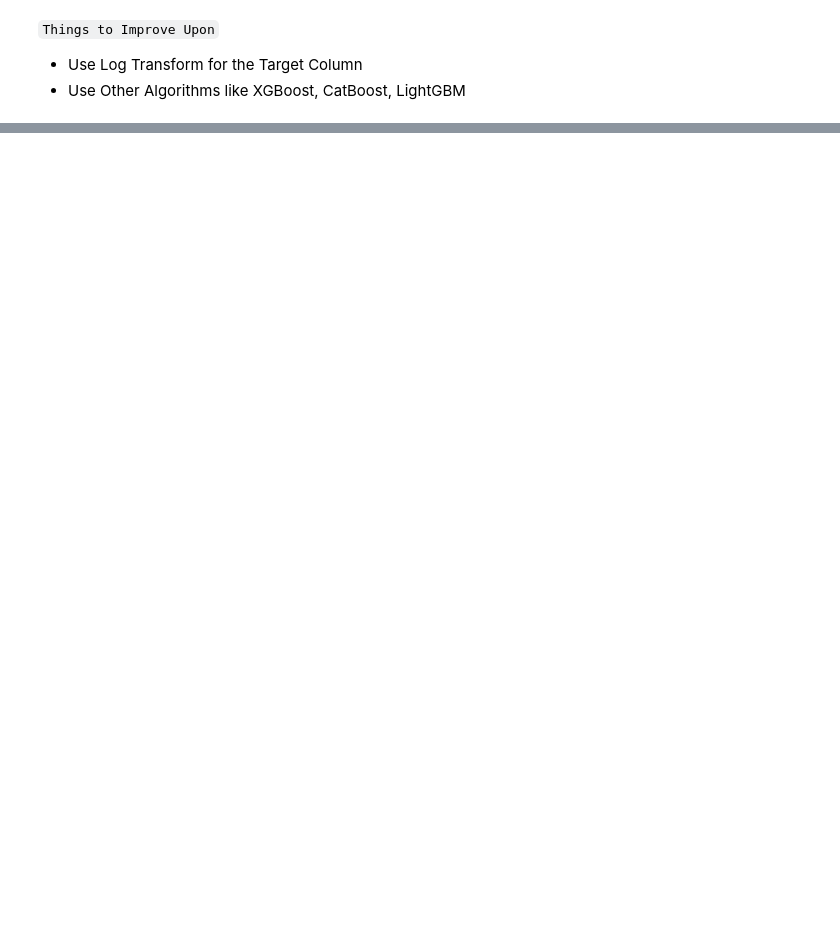
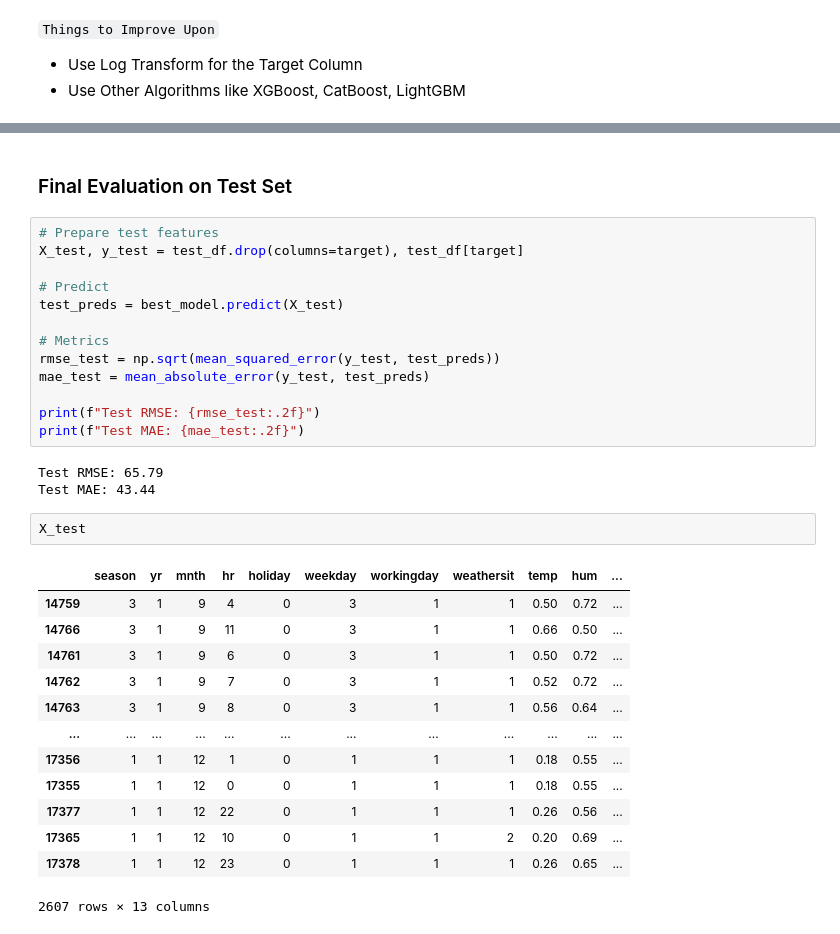
Before and after one commit to michaji/urbanride-demand-forecasting, a Jupyter notebook: notebook.ipynb, the cells around one changed output, grey strips where cells are left out. Saved outputs shown, nothing was run; the diff lists cells and outputs as text; blank space fills up the shorter version.

```diff
--- a/notebook.ipynb
+++ b/notebook.ipynb
@@ -496,0 +637,34 @@ plt.show()
+# %% [markdown]
+### Final Evaluation on Test Set
+# %%
+# Prepare test features
+X_test, y_test = test_df.drop(columns=target), test_df[target]
+
+# Predict
+test_preds = best_model.predict(X_test)
+
+# Metrics
+rmse_test = np.sqrt(mean_squared_error(y_test, test_preds))
+mae_test = mean_absolute_error(y_test, test_preds)
+
+print(f"Test RMSE: {rmse_test:.2f}")
+print(f"Test MAE: {mae_test:.2f}")
+# %% [output]
+Test RMSE: 65.79
+Test MAE: 43.44
+# %%
+X_test
+# %% [output]
+|  | season | yr | mnth | hr | holiday | weekday | workingday | weathersit | temp | hum | ... |
+| 14759 | 3 | 1 | 9 | 4 | 0 | 3 | 1 | 1 | 0.50 | 0.72 | ... |
+| 14766 | 3 | 1 | 9 | 11 | 0 | 3 | 1 | 1 | 0.66 | 0.50 | ... |
+| 14761 | 3 | 1 | 9 | 6 | 0 | 3 | 1 | 1 | 0.50 | 0.72 | ... |
+| 14762 | 3 | 1 | 9 | 7 | 0 | 3 | 1 | 1 | 0.52 | 0.72 | ... |
+| 14763 | 3 | 1 | 9 | 8 | 0 | 3 | 1 | 1 | 0.56 | 0.64 | ... |
+| ... | ... | ... | ... | ... | ... | ... | ... | ... | ... | ... | ... |
+| 17356 | 1 | 1 | 12 | 1 | 0 | 1 | 1 | 1 | 0.18 | 0.55 | ... |
+| 17355 | 1 | 1 | 12 | 0 | 0 | 1 | 1 | 1 | 0.18 | 0.55 | ... |
+| 17377 | 1 | 1 | 12 | 22 | 0 | 1 | 1 | 1 | 0.26 | 0.56 | ... |
+| 17365 | 1 | 1 | 12 | 10 | 0 | 1 | 1 | 2 | 0.20 | 0.69 | ... |
+| 17378 | 1 | 1 | 12 | 23 | 0 | 1 | 1 | 1 | 0.26 | 0.65 | ... |
+2607 rows × 13 columns
```
Also changed, not shown: parts of 32 cells of this notebook.
